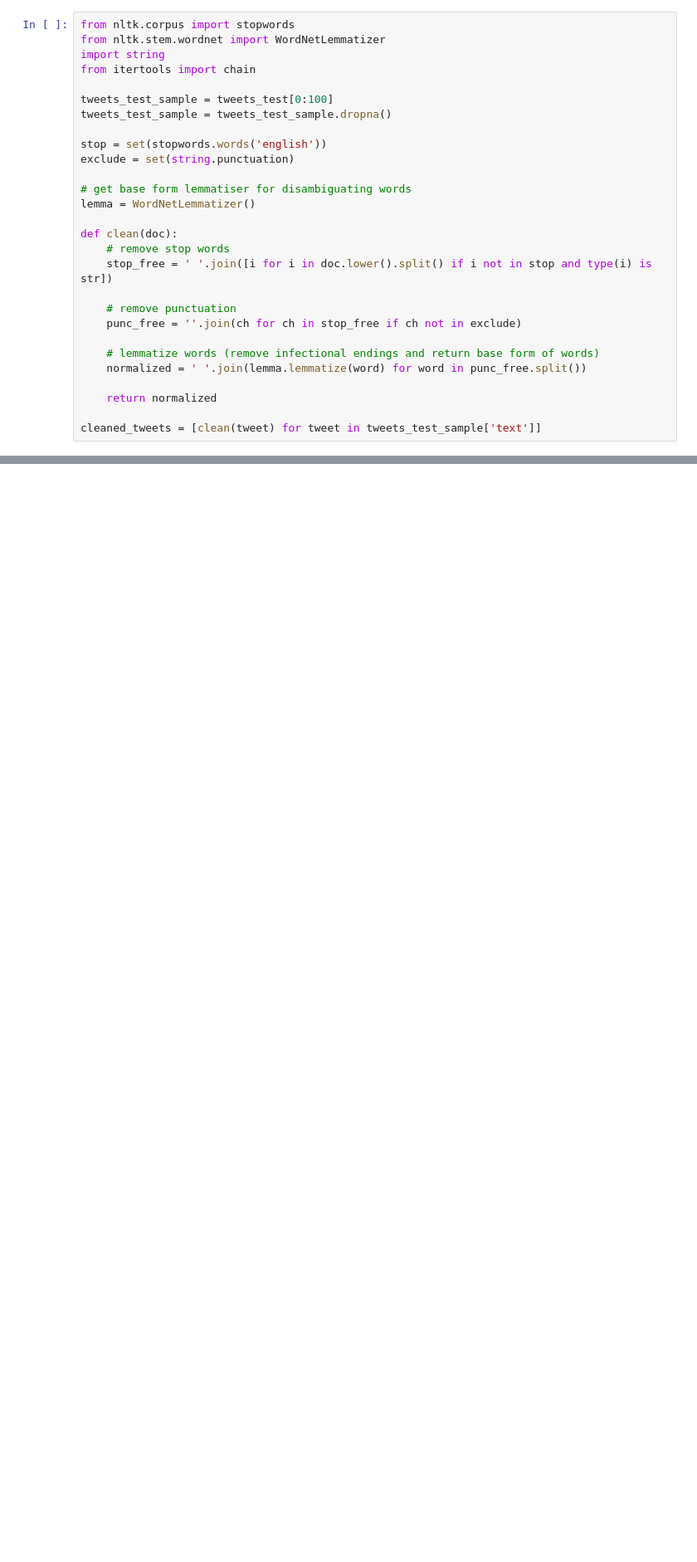
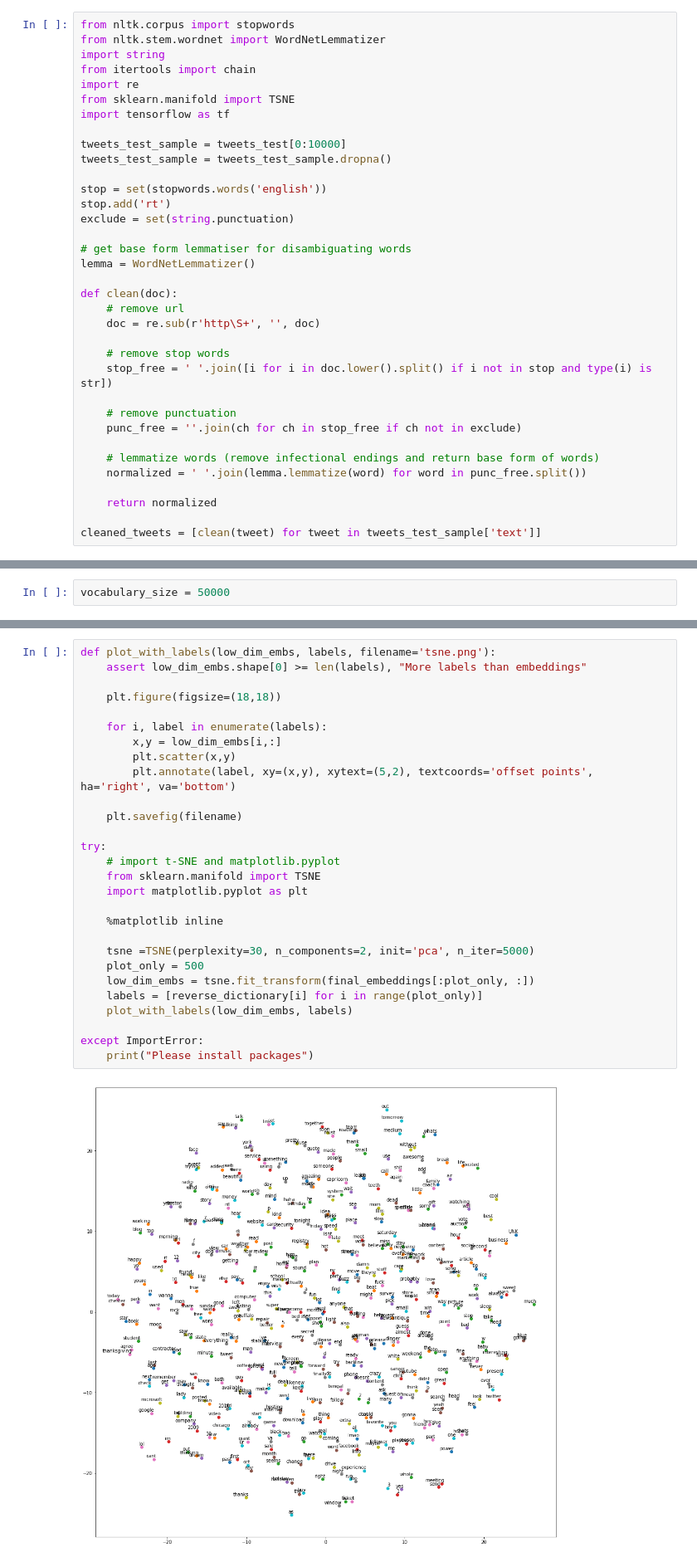
Before and after one commit to SamComber/twitter_lse, a Jupyter notebook: twitter_project.ipynb, the cells around one changed output, grey strips where cells are left out. Shown at 83% size. Saved outputs shown, nothing was run; the diff lists cells and outputs as text; blank space fills up the shorter version.

Commit message:
tsne plot

```diff
--- a/twitter_project.ipynb
+++ b/twitter_project.ipynb
@@ -396,17 +396,24 @@ from nltk.corpus import stopwords
 from nltk.stem.wordnet import WordNetLemmatizer
 import string
 from itertools import chain
+import re
+from sklearn.manifold import TSNE
+import tensorflow as tf
 
-tweets_test_sample = tweets_test[0:100]
+tweets_test_sample = tweets_test[0:10000]
 tweets_test_sample = tweets_test_sample.dropna()
 
 stop = set(stopwords.words('english'))
+stop.add('rt')
 exclude = set(string.punctuation)
 
 # get base form lemmatiser for disambiguating words
 lemma = WordNetLemmatizer()
 
 def clean(doc):
+    # remove url
+    doc = re.sub(r'http\S+', '', doc)
+
     # remove stop words
     stop_free = ' '.join([i for i in doc.lower().split() if i not in stop and type(i) is str])
 
@@ -565,3 +533,5 @@ for i in range(5):
+# %%
+vocabulary_size = 50000
 # %% [markdown]
 <h1>Build computation graph</h1>
 # %%
@@ -678,0 +649,30 @@ Average loss at step  24000 :  1.07225553691
+# %%
+def plot_with_labels(low_dim_embs, labels, filename='tsne.png'):
+    assert low_dim_embs.shape[0] >= len(labels), "More labels than embeddings"
+
+    plt.figure(figsize=(18,18))
+
+    for i, label in enumerate(labels):
+        x,y = low_dim_embs[i,:]
+        plt.scatter(x,y)
+        plt.annotate(label, xy=(x,y), xytext=(5,2), textcoords='offset points', ha='right', va='bottom')
+
+    plt.savefig(filename)
+
+try:
+    # import t-SNE and matplotlib.pyplot
+    from sklearn.manifold import TSNE
+    import matplotlib.pyplot as plt
+
+    %matplotlib inline
+
+    tsne =TSNE(perplexity=30, n_components=2, init='pca', n_iter=5000)
+    plot_only = 500
+    low_dim_embs = tsne.fit_transform(final_embeddings[:plot_only, :])
+    labels = [reverse_dictionary[i] for i in range(plot_only)]
+    plot_with_labels(low_dim_embs, labels)
+
+except ImportError:
+    print("Please install packages")
+# %% [output]
+[figure, added]
```
Also changed, not shown: parts of 5 cells of this notebook, 1 other file.
